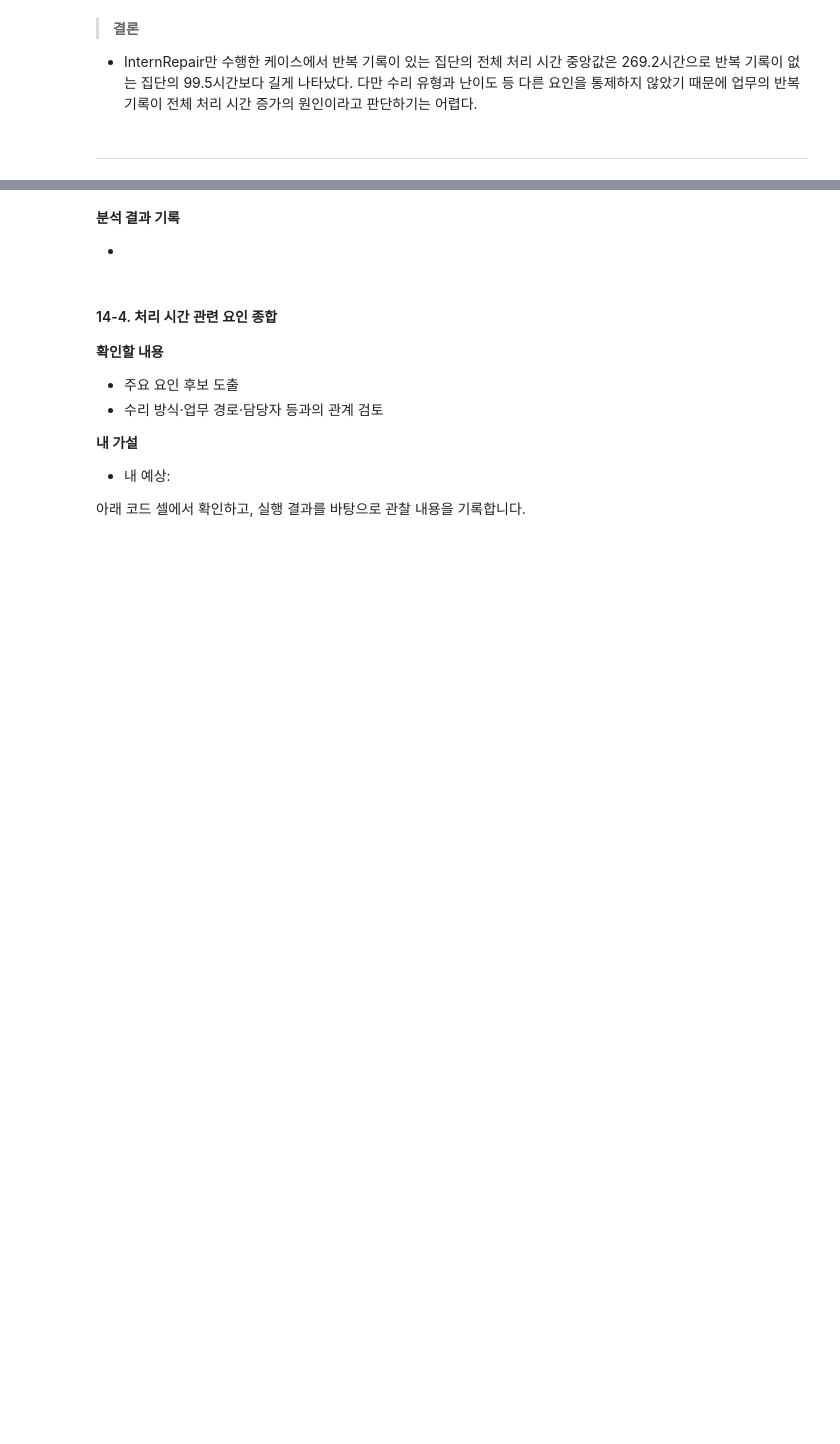
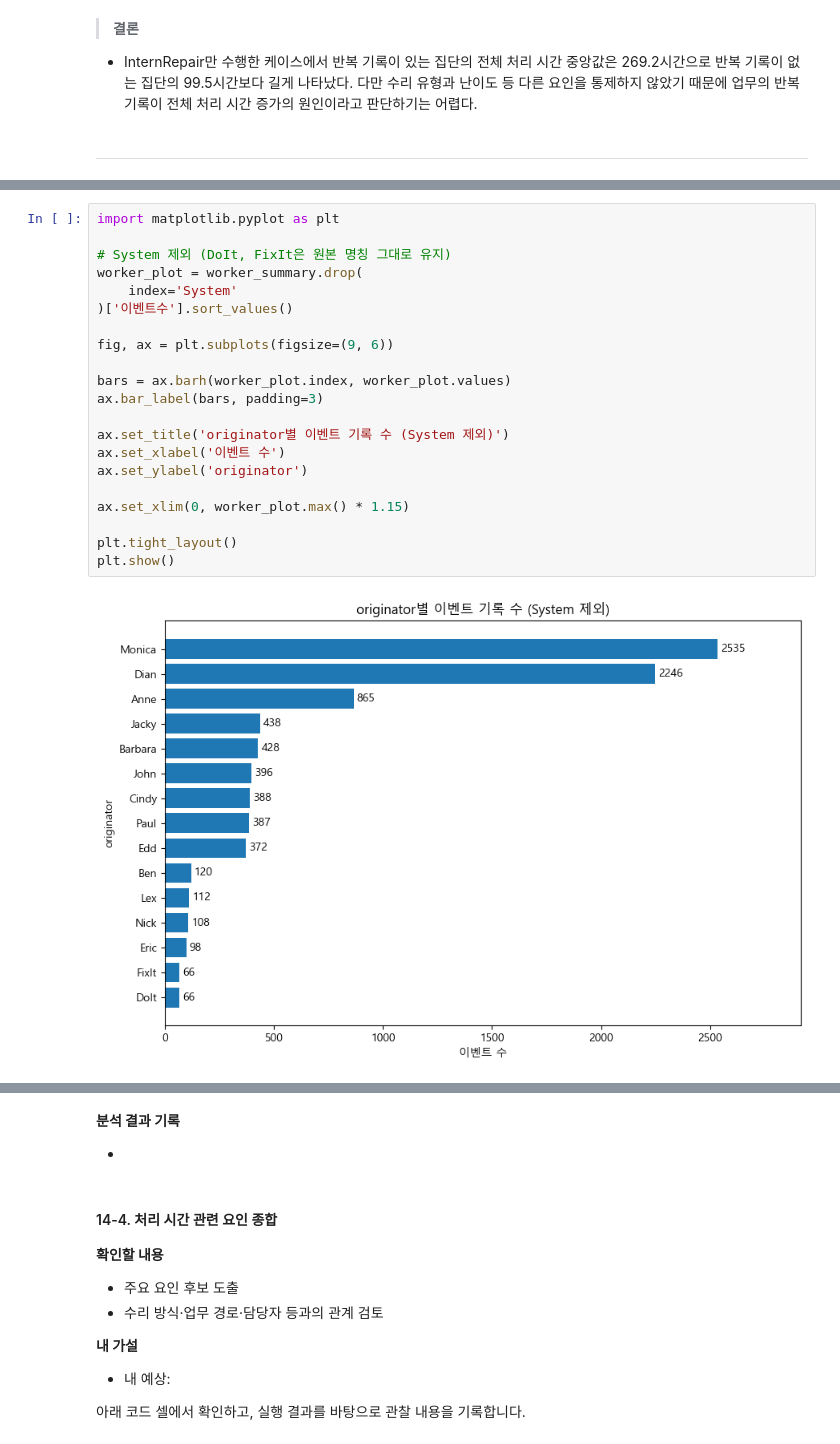
Before and after one commit to roh-git/DA_Assignment, a Jupyter notebook: repair2_분석.ipynb, the cells around one changed output, grey strips where cells are left out. Saved outputs shown, nothing was run; the diff lists cells and outputs as text; blank space fills up the shorter version.

```diff
--- a/repair2_분석.ipynb
+++ b/repair2_분석.ipynb
@@ -3503,0 +3440,23 @@ display(repeat_summary)
+# %%
+import matplotlib.pyplot as plt
+
+# System 제외 (DoIt, FixIt은 원본 명칭 그대로 유지)
+worker_plot = worker_summary.drop(
+    index='System'
+)['이벤트수'].sort_values()
+
+fig, ax = plt.subplots(figsize=(9, 6))
+
+bars = ax.barh(worker_plot.index, worker_plot.values)
+ax.bar_label(bars, padding=3)
+
+ax.set_title('originator별 이벤트 기록 수 (System 제외)')
+ax.set_xlabel('이벤트 수')
+ax.set_ylabel('originator')
+
+ax.set_xlim(0, worker_plot.max() * 1.15)
+
+plt.tight_layout()
+plt.show()
+# %% [output]
+[figure, added]
```
Also changed, not shown: parts of 69 cells of this notebook.
